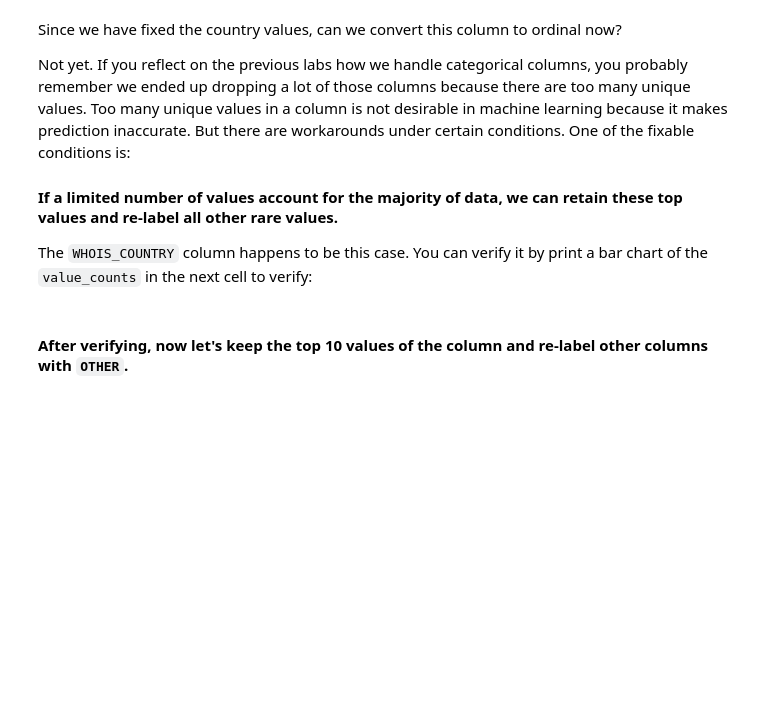
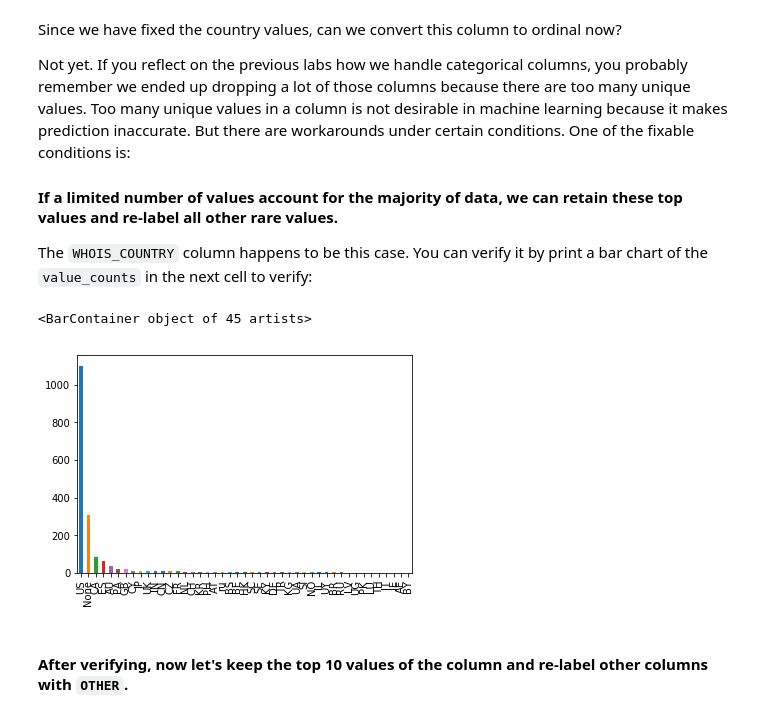
Before and after one commit to marisfont/madrid-oct-2018, a Jupyter notebook: module-3/lab-supervised-learning/your-code/main.ipynb, the cells around one changed output. Cells and saved outputs as stored; diff of their text form; code cells hidden in the pictures; blank space fills up the shorter version.

```diff
--- a/module-3/lab-supervised-learning/your-code/main.ipynb
+++ b/module-3/lab-supervised-learning/your-code/main.ipynb
@@ -212,7 +212,7 @@ DNS_QUERY_TIMES         1
 Type                    0
 dtype: int64
 # %%
-websites2.dropna(axis = 1, inplace=True)
+websites2.dropna(axis = 0, inplace=True)
 websites2.isnull().sum()
 # %% [output]
 URL                     0
@@ -260,0 +270,6 @@ How to handle string columns is always case by case. Let's start by working on `
+# %%
+errors = {'Cyprus': 'CY', 'us': 'US','se': 'SE','United Kingdom': 'GB',"[u'GB'; u'UK']": 'GB'}
+for x in errors.keys():
+    for y in errors.values():
+        websites2.WHOIS_COUNTRY.replace(to_replace=x, value=y, inplace=True)
+websites2.WHOIS_COUNTRY.unique()
@@ -271,2 +290,9 @@ The `WHOIS_COUNTRY` column happens to be this case. You can verify it by print a
+# %%
+country_counts = websites2.WHOIS_COUNTRY.value_counts()
+country_counts.plot.bar()
+plt.bar(country_counts, height=0.8, width=0.8,  bottom=None, align='center')
+# %% [output]
+<BarContainer object of 45 artists>
+[figure, added]
 # %% [markdown]
 #### After verifying, now let's keep the top 10 values of the column and re-label other columns with `OTHER`.
```
Also changed, not shown: parts of 10 cells of this notebook.
